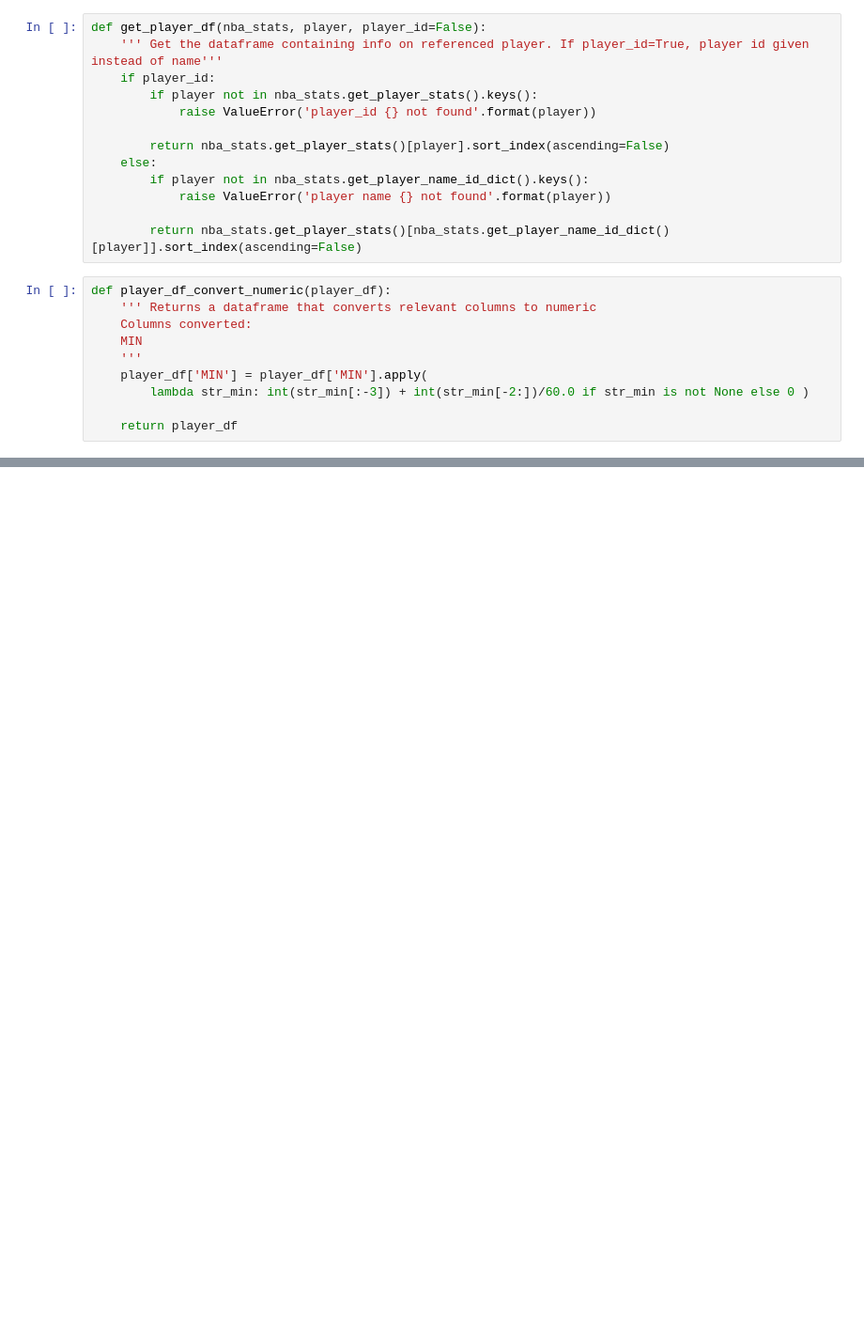
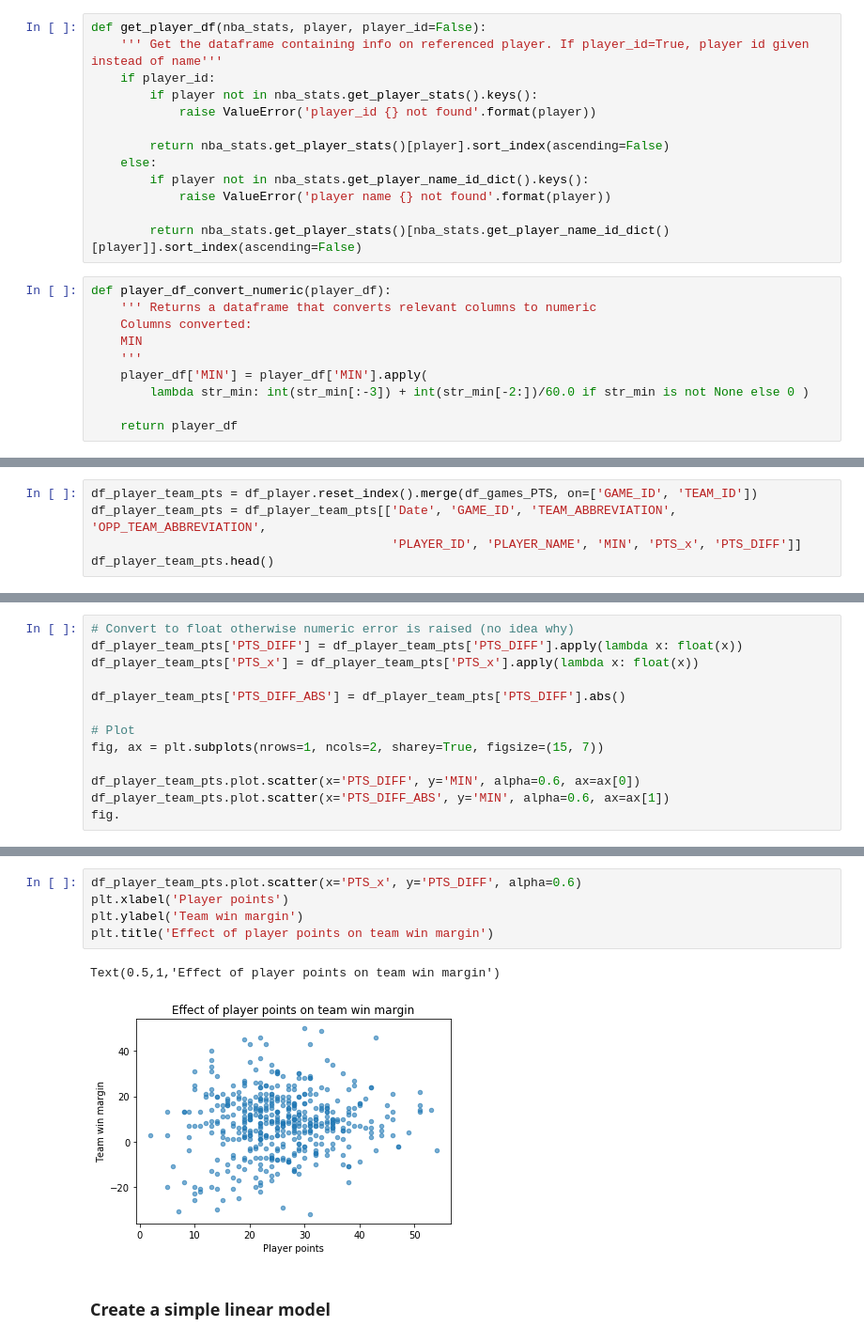
Before and after one commit to johnny-wong/nba_stats, a Jupyter notebook: Notebooks/Analysis/7. Minutes per game.ipynb, the cells around one changed output, grey strips where cells are left out. Shown at 94% size. Saved outputs shown, nothing was run; the diff lists cells and outputs as text; blank space fills up the shorter version.

```diff
--- a/Notebooks/Analysis/7. Minutes per game.ipynb
+++ b/Notebooks/Analysis/7. Minutes per game.ipynb
@@ -60,0 +73,5 @@ df_games.head()
+# %%
+df_player_team_pts = df_player.reset_index().merge(df_games_PTS, on=['GAME_ID', 'TEAM_ID'])
+df_player_team_pts = df_player_team_pts[['Date', 'GAME_ID', 'TEAM_ABBREVIATION', 'OPP_TEAM_ABBREVIATION',
+                                         'PLAYER_ID', 'PLAYER_NAME', 'MIN', 'PTS_x', 'PTS_DIFF']]
+df_player_team_pts.head()
@@ -60,0 +88,13 @@ df_games.head()
+# %%
+# Convert to float otherwise numeric error is raised (no idea why)
+df_player_team_pts['PTS_DIFF'] = df_player_team_pts['PTS_DIFF'].apply(lambda x: float(x))
+df_player_team_pts['PTS_x'] = df_player_team_pts['PTS_x'].apply(lambda x: float(x))
+
+df_player_team_pts['PTS_DIFF_ABS'] = df_player_team_pts['PTS_DIFF'].abs()
+
+# Plot
+fig, ax = plt.subplots(nrows=1, ncols=2, sharey=True, figsize=(15, 7))
+
+df_player_team_pts.plot.scatter(x='PTS_DIFF', y='MIN', alpha=0.6, ax=ax[0])
+df_player_team_pts.plot.scatter(x='PTS_DIFF_ABS', y='MIN', alpha=0.6, ax=ax[1])
+fig.
@@ -60,0 +103,10 @@ df_games.head()
+# %%
+df_player_team_pts.plot.scatter(x='PTS_x', y='PTS_DIFF', alpha=0.6)
+plt.xlabel('Player points')
+plt.ylabel('Team win margin')
+plt.title('Effect of player points on team win margin')
+# %% [output]
+Text(0.5,1,'Effect of player points on team win margin')
+[figure, added]
+# %% [markdown]
+### Create a simple linear model
```
Also changed, not shown: parts of 6 cells of this notebook.
